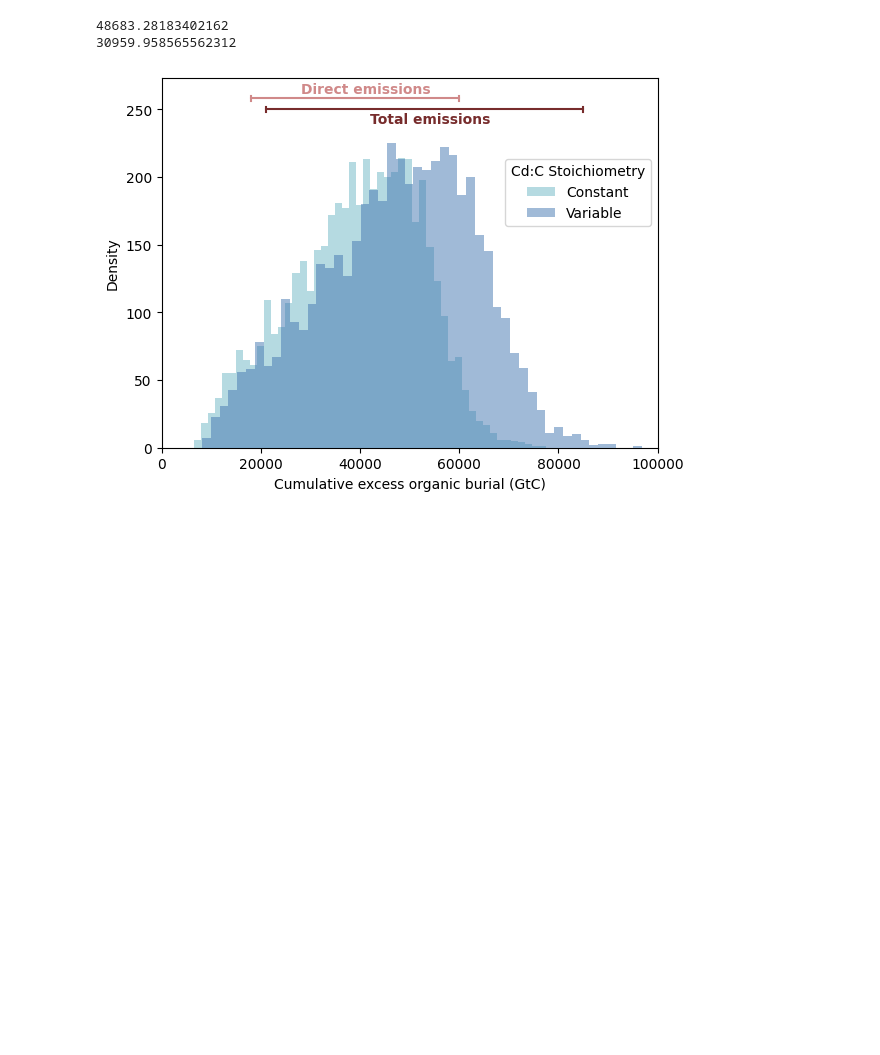
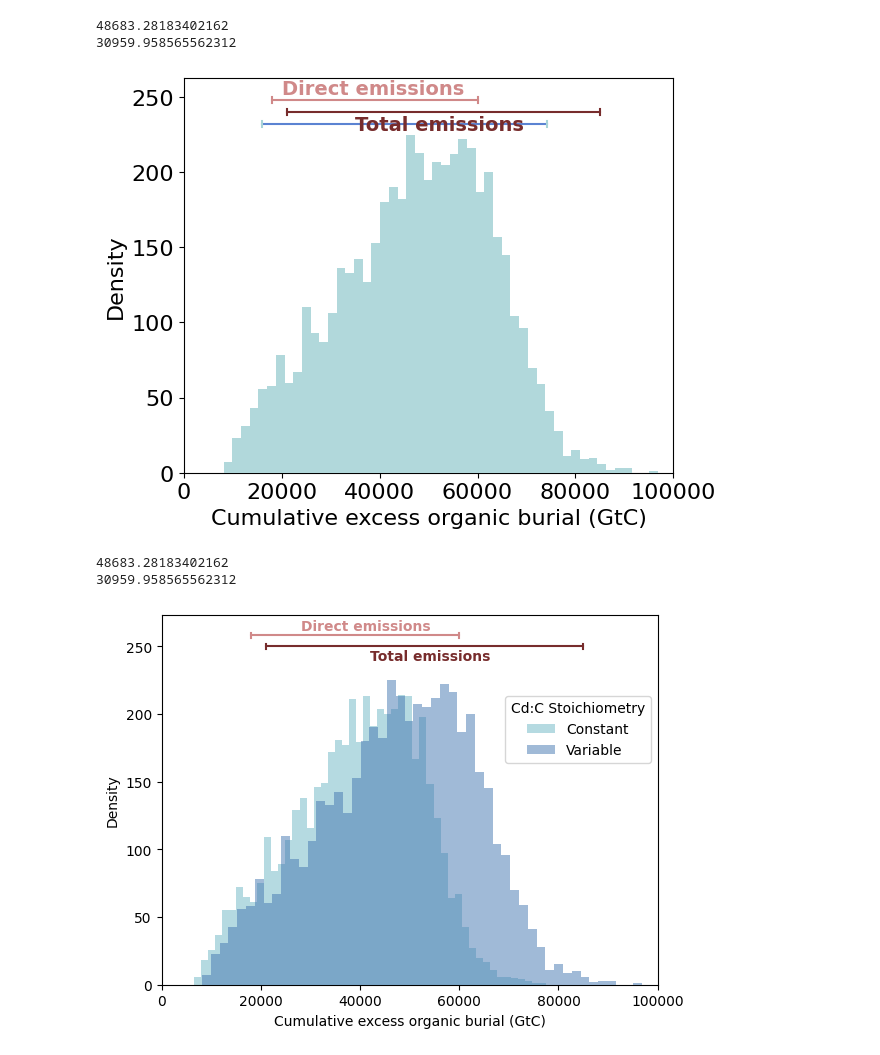
Before and after one commit to DISTILL-RHUL/petm-cadmium-carbon, a Jupyter notebook: code/plotting/plot_total_burial.ipynb, the cells around one changed output. Saved outputs shown, nothing was run; the diff lists cells and outputs as text; code cells hidden in the pictures; blank space fills up the shorter version.

```diff
--- a/code/plotting/plot_total_burial.ipynb
+++ b/code/plotting/plot_total_burial.ipynb
@@ -17,6 +17,56 @@ organic_carbon_burial_per_year = [organic_burial/time_step_length for organic_bu
 
 excess_organic_carbon_burial = [model["excess_organic_burial"] for model in model_json]
 excess_organic_burial_per_year = [organic_burial/time_step_length for organic_burial in excess_organic_carbon_burial]
+# %%
+figure,axes = pyplot.subplots(1,1)
+# handle_0 = axes.hist(total_excess_organic_burial_constant,color="#6cb7c4",zorder=2,bins=50,alpha=0.5)
+handle_1 = axes.hist(total_excess_organic_burial,color="#a9d4d7",zorder=3,bins=50,alpha=0.9)
+# handle_test = axes.hist(total_excess_organic_burial_test,color="#ff0000",zorder=1,bins=50,alpha=0.5)
+
+offset = 30
+
+handle_emissions = axes.plot([18000,60000],[278-offset,278-offset],color="#d08989",zorder=1)
+axes.plot([18000,18000],[276-offset,280-offset],color="#d08989",zorder=1)
+axes.plot([60000,60000],[276-offset,280-offset],color="#d08989",zorder=1)
+
+handle_total_emissions = axes.plot([18000+3000,60000+15000+10000],[270-offset,270-offset],color="#772c2c",zorder=1)
+axes.plot([18000+3000,18000+3000],[268-offset,272-offset],color="#772c2c",zorder=1)
+axes.plot([60000+15000+10000,60000+15000+10000],[268-offset,272-offset],color="#772c2c",zorder=1)
+
+burial_0025 = numpy.percentile(total_excess_organic_burial,2.5)
+burial_0975 = numpy.percentile(total_excess_organic_burial,97.5)
+handle_burial = axes.plot([burial_0025,burial_0975],[262-offset,262-offset],color="#5b83d2",zorder=1)
+axes.plot([burial_0025,burial_0025],[260-offset,264-offset],color="#a9d4d7",zorder=1)
+axes.plot([burial_0975,burial_0975],[260-offset,264-offset],color="#a9d4d7",zorder=1)
+
+axes.text(20000,282-offset,"Direct emissions",color="#d08989",zorder=1,fontweight="bold",fontsize=14)
+axes.text(35000,258-offset,"Total emissions",color="#772c2c",zorder=1,fontweight="bold",fontsize=14)
+
+# axes.legend((handle_emissions[0],handle_total_emissions[0]),#type: ignore
+#             ["Direct emissions Range","Total emissions range"],
+#             loc="right",bbox_to_anchor=(1.0,0.7))
+
+# Legend of constant vs variable stoichiometry
+# axes.legend((handle_1[2][0]),
+#             ["Constant","Variable"],
+#             loc="upper right",
+#             bbox_to_anchor=(1.0,0.8),
+#             title="Cd:C Stoichiometry")
+
+axes.set_xlabel("Cumulative excess organic burial (GtC)", fontsize=16)
+axes.set_ylabel("Density", fontsize=16)
+axes.set_xlim((0,100000))
+axes.tick_params(labelsize=16)
+
+figure.tight_layout()
+figure.savefig("../../figures/total_excess_organic_burial_variable.png",dpi=600, transparent=True)
+
+print(numpy.median(total_excess_organic_burial))
+print(numpy.std(total_excess_organic_burial)*2.0)
+# %% [output]
+48683.28183402162
+30959.958565562312
+[figure, added]
 # %%
 figure,axes = pyplot.subplots(1,1)
 handle_0 = axes.hist(total_excess_organic_burial_constant,color="#6cb7c4",zorder=2,bins=50,alpha=0.5)
```
Also changed, not shown: parts of 1 cell of this notebook, 2 other files.
